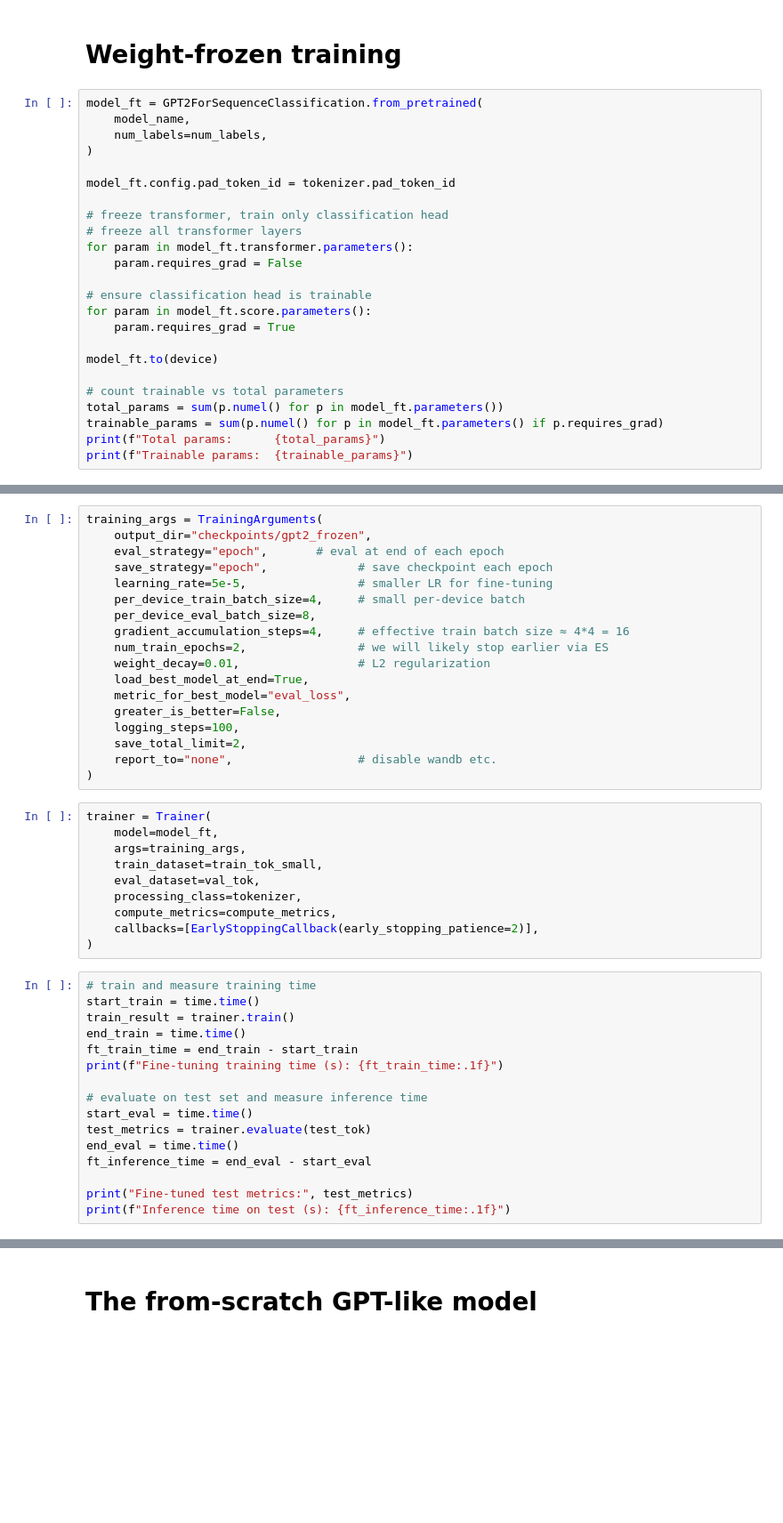
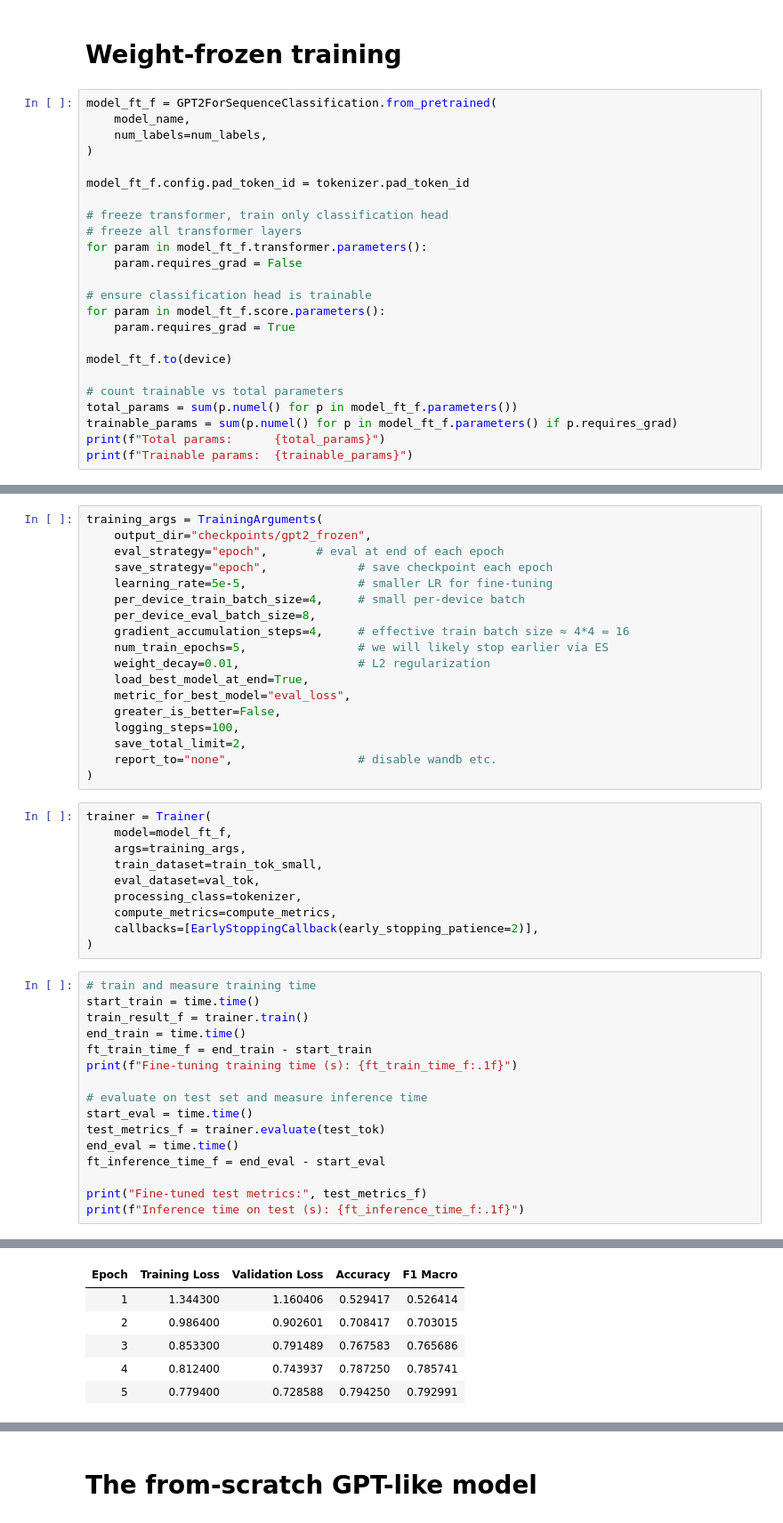
Before and after one commit to juliaryb/computational-linguistics, a Jupyter notebook: lab3/lab3_report.ipynb, the cells around one changed output, grey strips where cells are left out. Shown at 89% size. Drawn from its saved outputs; the diff is of its cells as text; blank space fills up the shorter version.

```diff
--- a/lab3/lab3_report.ipynb
+++ b/lab3/lab3_report.ipynb
@@ -338,26 +383,26 @@ KeyboardInterrupt:
 # %% [markdown]
 # Weight-frozen training
 # %%
-model_ft = GPT2ForSequenceClassification.from_pretrained(
+model_ft_f = GPT2ForSequenceClassification.from_pretrained(
     model_name,
     num_labels=num_labels,
 )
 
-model_ft.config.pad_token_id = tokenizer.pad_token_id
+model_ft_f.config.pad_token_id = tokenizer.pad_token_id
 
 # freeze transformer, train only classification head
 # freeze all transformer layers
-for param in model_ft.transformer.parameters():
+for param in model_ft_f.transformer.parameters():
     param.requires_grad = False
 
 # ensure classification head is trainable
-for param in model_ft.score.parameters():
+for param in model_ft_f.score.parameters():
     param.requires_grad = True
 
-model_ft.to(device)
+model_ft_f.to(device)
 
 # count trainable vs total parameters
-total_params = sum(p.numel() for p in model_ft.parameters())
-trainable_params = sum(p.numel() for p in model_ft.parameters() if p.requires_grad)
+total_params = sum(p.numel() for p in model_ft_f.parameters())
+trainable_params = sum(p.numel() for p in model_ft_f.parameters() if p.requires_grad)
 print(f"Total params:      {total_params}")
 print(f"Trainable params:  {trainable_params}")
@@ -370,7 +420,7 @@ training_args = TrainingArguments(
     per_device_train_batch_size=4,     # small per-device batch
     per_device_eval_batch_size=8,
     gradient_accumulation_steps=4,     # effective train batch size ≈ 4*4 = 16
-    num_train_epochs=2,                # we will likely stop earlier via ES
+    num_train_epochs=5,                # we will likely stop earlier via ES
     weight_decay=0.01,                 # L2 regularization
     load_best_model_at_end=True,
     metric_for_best_model="eval_loss",
@@ -381,7 +431,7 @@ training_args = TrainingArguments(
 )
 # %%
 trainer = Trainer(
-    model=model_ft,
+    model=model_ft_f,
     args=training_args,
     train_dataset=train_tok_small,
     eval_dataset=val_tok,
@@ -392,16 +442,17 @@ trainer = Trainer(
 # %%
 # train and measure training time
 start_train = time.time()
-train_result = trainer.train()
+train_result_f = trainer.train()
 end_train = time.time()
-ft_train_time = end_train - start_train
-print(f"Fine-tuning training time (s): {ft_train_time:.1f}")
+ft_train_time_f = end_train - start_train
+print(f"Fine-tuning training time (s): {ft_train_time_f:.1f}")
 
 # evaluate on test set and measure inference time
 start_eval = time.time()
-test_metrics = trainer.evaluate(test_tok)
+test_metrics_f = trainer.evaluate(test_tok)
 end_eval = time.time()
-ft_inference_time = end_eval - start_eval
+ft_inference_time_f = end_eval - start_eval
 
-print("Fine-tuned test metrics:", test_metrics)
-print(f"Inference time on test (s): {ft_inference_time:.1f}")
+print("Fine-tuned test metrics:", test_metrics_f)
+print(f"Inference time on test (s): {ft_inference_time_f:.1f}")
+# %% [output]
@@ -407,0 +460,6 @@ print(f"Inference time on test (s): {ft_inference_time:.1f}")
+| Epoch | Training Loss | Validation Loss | Accuracy | F1 Macro |
+| 1 | 1.344300 | 1.160406 | 0.529417 | 0.526414 |
+| 2 | 0.986400 | 0.902601 | 0.708417 | 0.703015 |
+| 3 | 0.853300 | 0.791489 | 0.767583 | 0.765686 |
+| 4 | 0.812400 | 0.743937 | 0.787250 | 0.785741 |
+| 5 | 0.779400 | 0.728588 | 0.794250 | 0.792991 |
```
Also changed, not shown: parts of 14 cells of this notebook, 1 other file.
